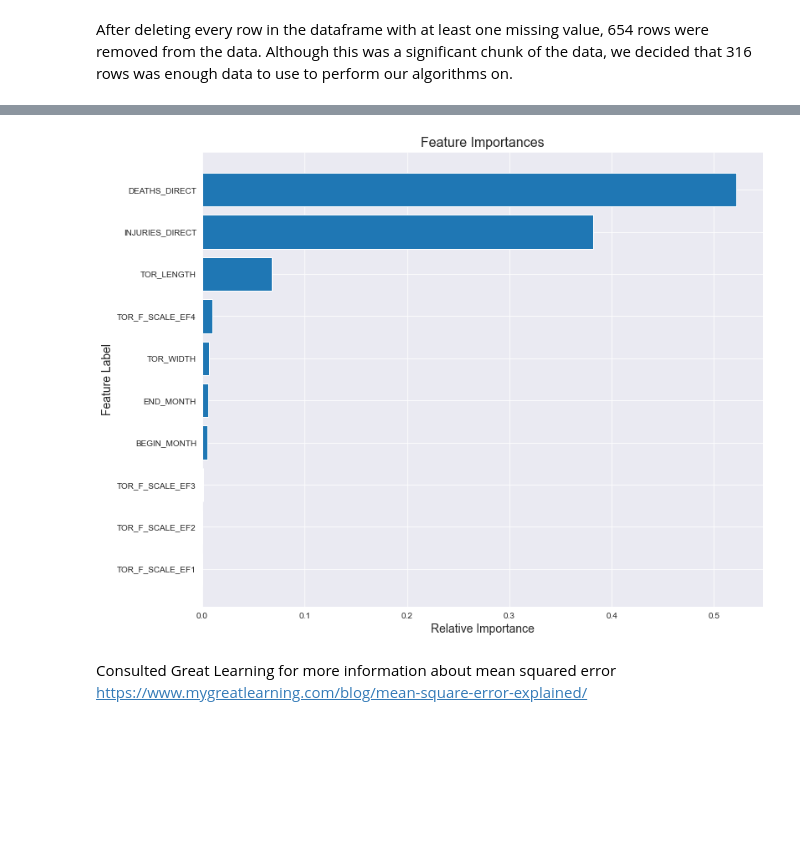
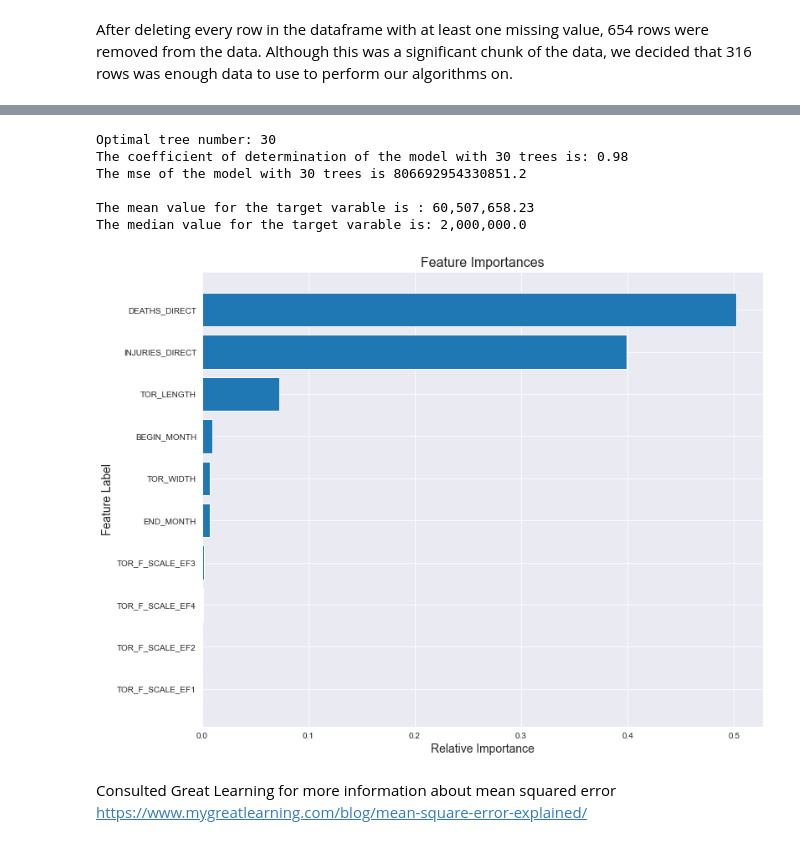
Before and after one commit to dgill218/WeatherDisasters, a Jupyter notebook: weather_disasters.ipynb, the cells around one changed output, grey strips where cells are left out. Drawn from its saved outputs; the diff is of its cells as text; code cells hidden in the pictures; blank space fills up the shorter version.

```diff
--- a/weather_disasters.ipynb
+++ b/weather_disasters.ipynb
@@ -605,14 +595,42 @@ The median value for the target varable is: 2,000,000.0
 # %%
-# Plot a feature importance chart with the optimized 50-tree RFR model
-sorted_idx = rf_model_50.feature_importances_.argsort()
+# Plot a feature importance chart with the optimized RFR model
+best_n = rf_grid.best_params_['n_estimators']
+sel_rf_model, mse, coeff_deter = run_random_forest_regressor(
+        best_n,
+        "auto",
+        44,
+        X_train,
+        y_train,
+        X_test,
+        y_test)
+
+print("Optimal tree number:", best_n)
+print(f"The coefficient of determination of the model with {best_n} trees is: {round(cv_df['Mean test R^2'][0],2)}")
+print(f"The mse of the model with {best_n} trees is {round(cv_df['Mean test MSE'][0],2)} \n")
+
+# Generate the mean and the median for the target
+mean = round(y.mean(), 2)
+median = y.median()
+print("The mean value for the target varable is : " + f"{mean:,}")
+print("The median value for the target varable is: " + f"{median:,}")
+
+
+sorted_idx = sel_rf_model.feature_importances_.argsort()
 plt.figure(figsize=(12,10))
 plt.barh(X_train.columns[sorted_idx],
-         rf_model_50.feature_importances_[sorted_idx])
+         sel_rf_model.feature_importances_[sorted_idx])
 plt.title("Feature Importances", fontsize=16)
 plt.xlabel("Relative Importance", fontsize=14)
 plt.ylabel("Feature Label", fontsize=14)
+plt.show()
 # %% [output]
+Optimal tree number: 30
+The coefficient of determination of the model with 30 trees is: 0.98
+The mse of the model with 30 trees is 806692954330851.2
+
+The mean value for the target varable is : 60,507,658.23
+The median value for the target varable is: 2,000,000.0
-[figure, old version]
+[figure, new version]
 # %% [markdown]
 Consulted Great Learning for more information about mean squared error
 https://www.mygreatlearning.com/blog/mean-square-error-explained/
```
Also changed, not shown: parts of 8 cells of this notebook.
